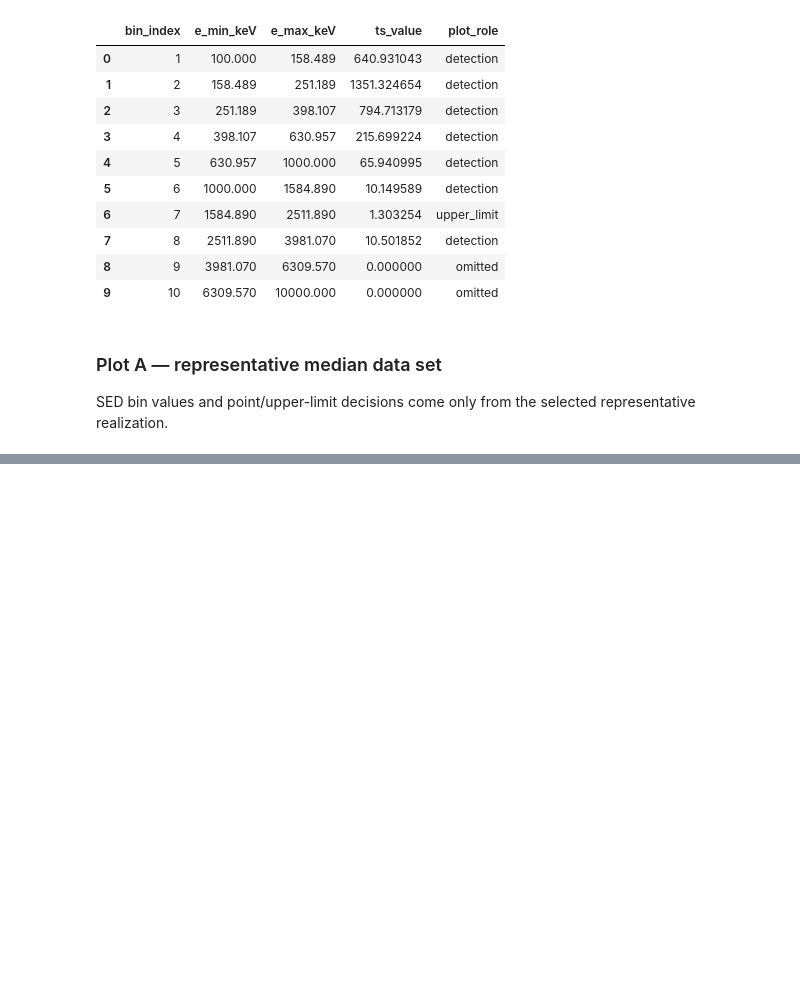
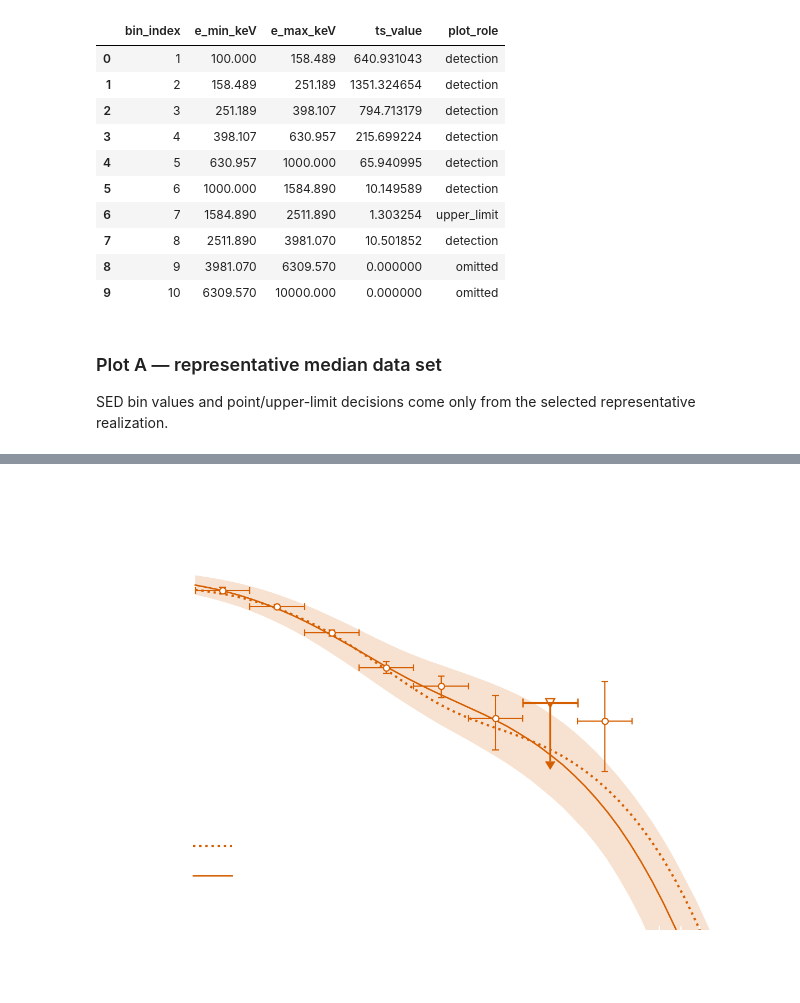
Before and after one commit to parshadkp/cosipy, a Jupyter notebook: docs/tutorials/spectral_fits/continuum_fit/AGN/Fluctuate_True/NGC4151_Paper_Plots_TH_NTH_Testagrossa_Fluctuate_True.ipynb, the cells around one changed output, grey strips where cells are left out. Saved outputs shown, nothing was run; the diff lists cells and outputs as text; code cells hidden in the pictures; blank space fills up the shorter version.

Commit message:
Paper Plots

```diff
--- a/docs/tutorials/spectral_fits/continuum_fit/AGN/Fluctuate_True/NGC4151_Paper_Plots_TH_NTH_Testagrossa_Fluctuate_True.ipynb
+++ b/docs/tutorials/spectral_fits/continuum_fit/AGN/Fluctuate_True/NGC4151_Paper_Plots_TH_NTH_Testagrossa_Fluctuate_True.ipynb
@@ -1156,0 +1189,34 @@ plt.show()
+# %%
+# Transparent canvas with a white foreground for copying onto a dark background.
+def _apply_transparent_dark_style(fig, axis):
+    foreground_color = 'white'
+
+    fig.patch.set_alpha(0)
+    axis.patch.set_alpha(0)
+    axis.tick_params(axis='both', which='both', colors=foreground_color)
+    axis.xaxis.label.set_color(foreground_color)
+    axis.yaxis.label.set_color(foreground_color)
+
+    for spine in axis.spines.values():
+        spine.set_color(foreground_color)
+
+    for annotation in axis.texts:
+        annotation.set_color(foreground_color)
+
+    legend = axis.get_legend()
+    if legend is not None:
+        legend.get_frame().set_alpha(0)
+        legend.get_frame().set_edgecolor(foreground_color)
+        for legend_text in legend.get_texts():
+            legend_text.set_color(foreground_color)
+        for handle in getattr(legend, 'legend_handles', []):
+            if handle.get_label() == 'COSI SED':
+                handle.set_color(foreground_color)
+                handle.set_markeredgecolor(foreground_color)
+                handle.set_markerfacecolor('none')
+
+
+_apply_transparent_dark_style(fig, ax)
+display(fig)
+# %% [output]
+[figure, added]
```
Also changed, not shown: parts of 6 cells of this notebook.
